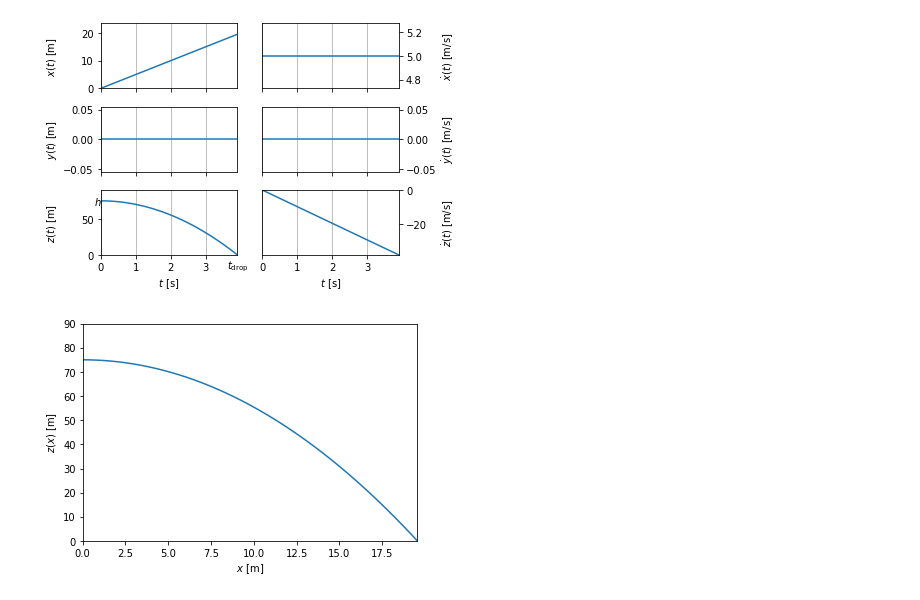
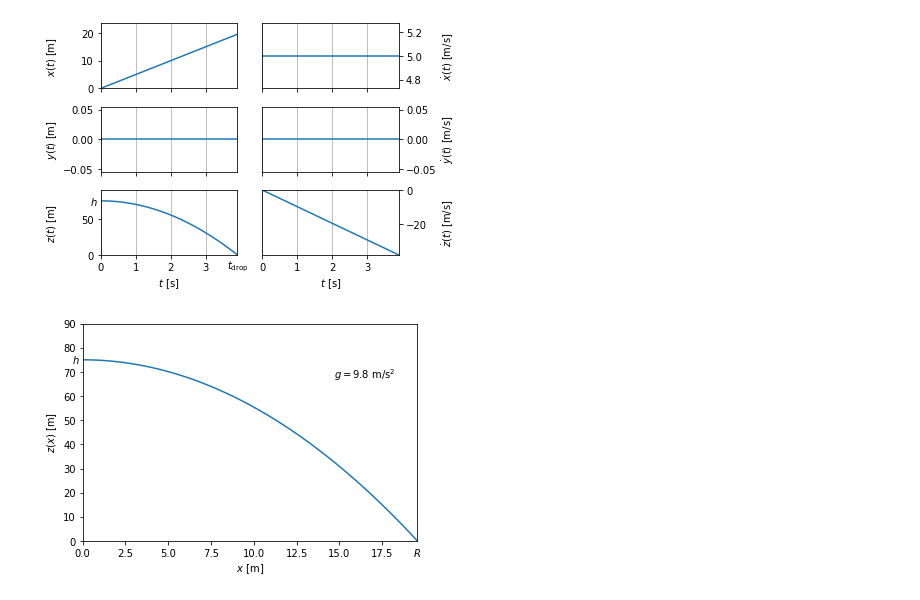
Before and after one commit to williamdparker/classical-mechanics, a Jupyter notebook: main.ipynb, the cells around one changed output. Cells and saved outputs as stored; diff of their text form; code cells hidden in the pictures.

```diff
--- a/main.ipynb
+++ b/main.ipynb
@@ -113,7 +121,7 @@ drop_time = np.sqrt(2*height/standard_gravity)  # t_drop = sqrt(2 h/g)  [in s]
 times = np.linspace(start_time, drop_time)
 
 # Calculate positions and velocities for all times
-# r = (0, 0, -(1/2) g t^2 + h)
+# r = (v_0 t, 0, -(1/2) g t^2 + h)
 positions = [initial_velocity*times,
              np.zeros(len(times)),
              -0.5*standard_gravity*times**2+height]
@@ -139,35 +147,40 @@ variable_labels = [position_labels, velocity_labels]
 for variable_index in range(len(variable_labels)):
     for dimension_index in range(len(variable_labels[variable_index])):
         axes[dimension_index][variable_index].plot(times, variables[variable_index][dimension_index])
         axes[dimension_index][variable_index].set_ylabel(variable_labels[variable_index][dimension_index])
         axes[dimension_index][variable_index].grid(axis='x')
         axes[dimension_index][variable_index].set_xlim([times[0], times[-1]])
         variable_extrema = [np.min(variables[variable_index][dimension_index]), np.max(variables[variable_index][dimension_index])]
         if variable_extrema[0] != variable_extrema[1]:
-           axes[dimension_index, variable_index].set_ylim([variable_extrema[0], 1.2*variable_extrema[1]])
+            axes[dimension_index, variable_index].set_ylim([variable_extrema[0], 1.2*variable_extrema[1]])
         if variable_index % 2 == 1:
             axes[dimension_index][variable_index].yaxis.set_label_position('right')
             axes[dimension_index][variable_index].yaxis.tick_right()
     axes[2][variable_index].set_xlabel(r'$t$ [s]')  # label x-axis
 
 # Label important points on subplots
-axes[2][0].text(-0.02*times[-1], height, r'$h$', va='center', ha='center')           # h on z(t)
+axes[2][0].text(-0.05*times[-1], height, r'$h$', va='center', ha='center')           # h on z(t)
 axes[2][0].text(drop_time, -0.2*height, r'$t_{\rm drop}$', va='center', ha='center')  #
 
 # Format plot
 figure.tight_layout()  # minimize white space between subplots
 figure.align_labels()  # line up axis labels on subplots
 plt.show()
 
 # Plot z(x)
 plt.plot(positions[0], positions[2])
 plt.xlabel(r'$x$ [m]')
 plt.ylabel(r'$z(x)$ [m]')
 plt.xlim([np.min(positions[0]), np.max(positions[0])])
+x_range = plt.xlim()[1] - plt.xlim()[0]
 plt.ylim([np.min(positions[2]), 1.2*np.max(positions[2])])
+y_range = plt.ylim()[1] - plt.ylim()[0]
+plt.text(-0.02*x_range+plt.xlim()[0], height, r'$h$', va='center', ha='center')
+plt.text(initial_velocity*drop_time, -0.05*y_range+plt.ylim()[0], r'$R$', va='center', ha='center')
+plt.text(plt.xlim()[0]+0.75*x_range, plt.ylim()[0]+0.75*y_range, rf'$g = ${standard_gravity:.1f} m/s$^2$')
 plt.show()
 # %% [output]
 [figure]
-[figure, old version]
+[figure, new version]
 # %% [markdown]
 ### Example : Angled Launch on a Flat
```
Also changed, not shown: parts of 6 cells of this notebook.
